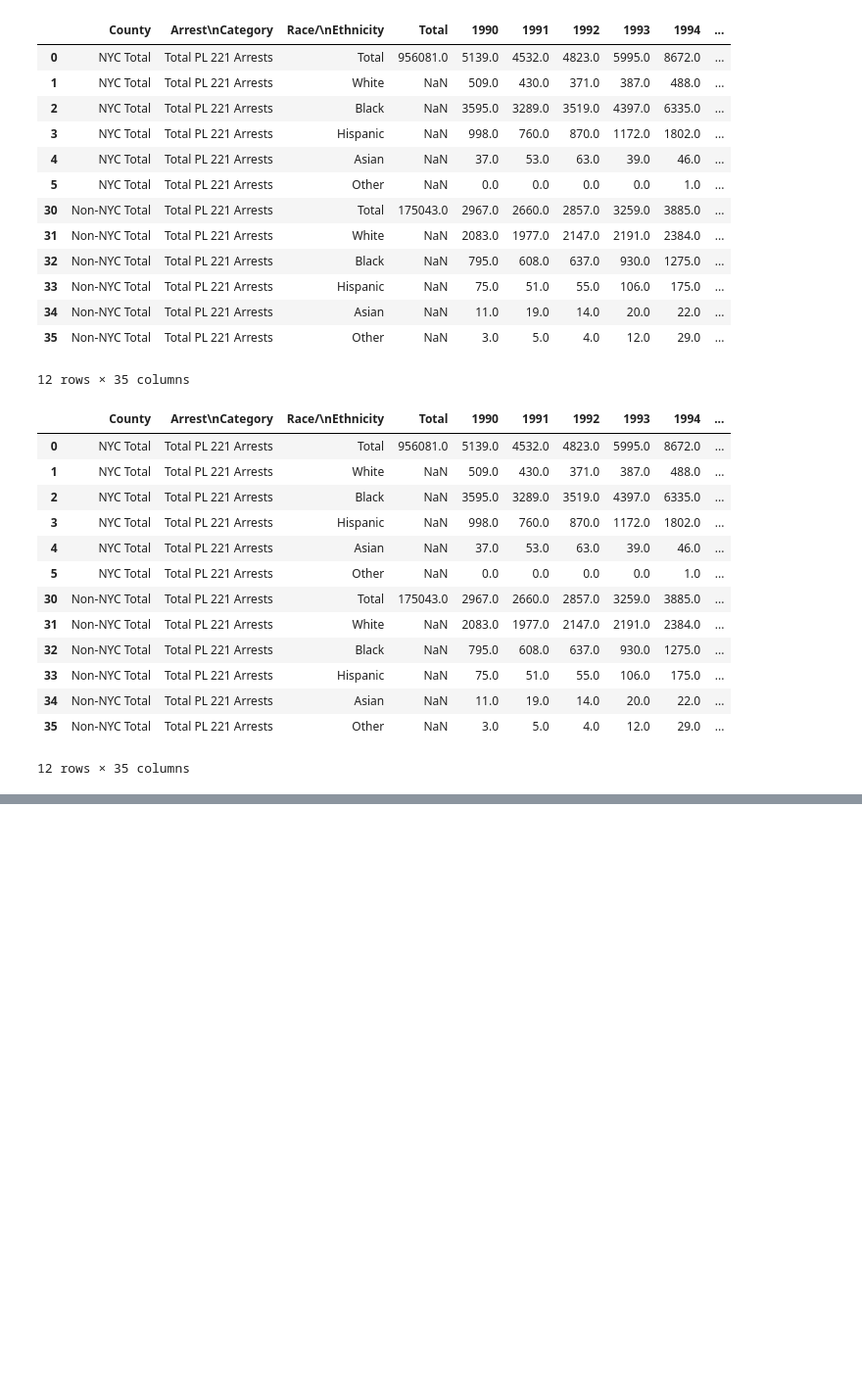
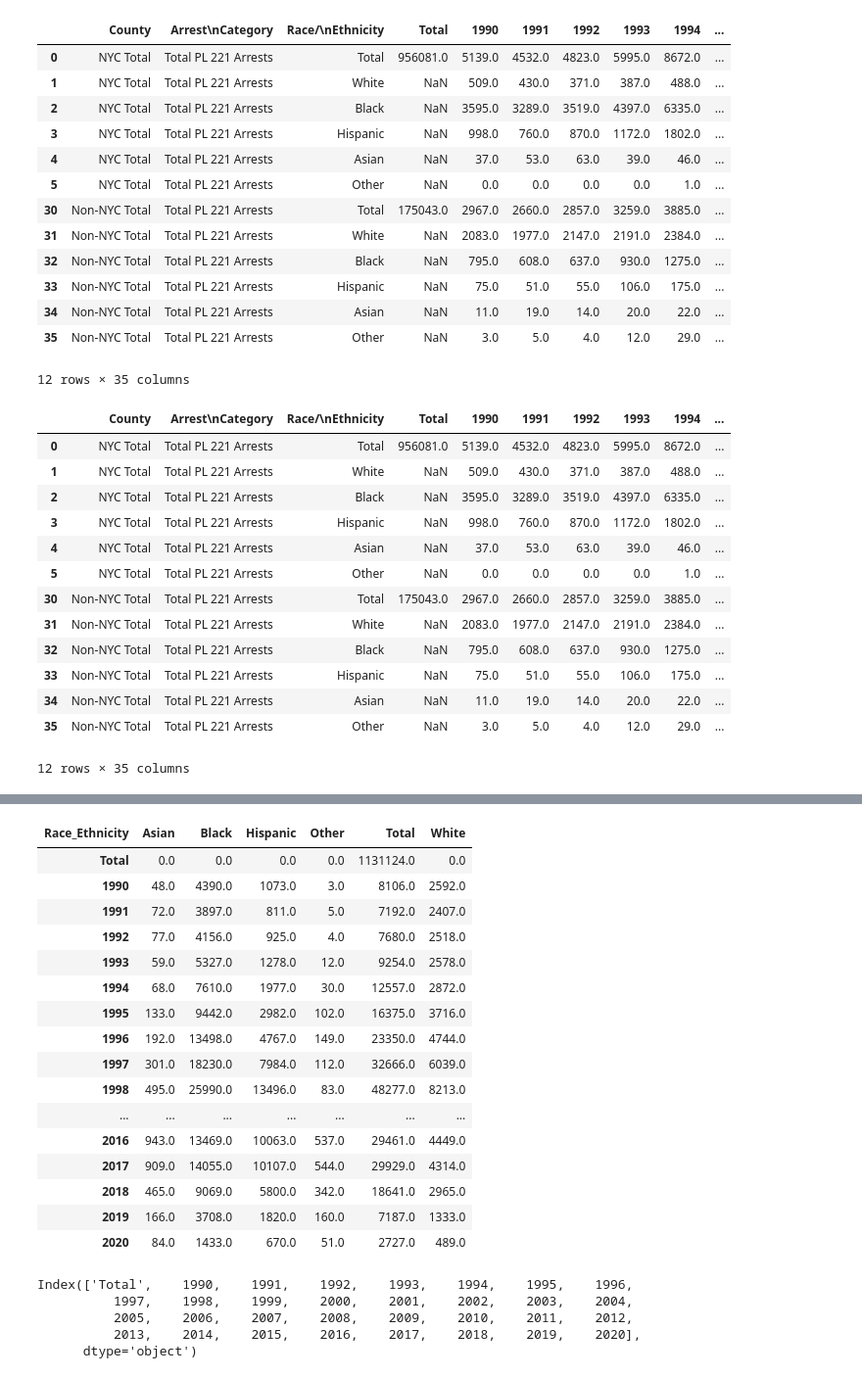
Before and after one commit to Marycunningham79/cannabis-project, a Jupyter notebook: arrests-over-time.ipynb, the cells around one changed output, grey strips where cells are left out. Shown: that part at 98% size. Drawn from its saved outputs; the diff is of its cells as text; code cells hidden in the pictures; blank space fills up the shorter version.

```diff
--- a/arrests-over-time.ipynb
+++ b/arrests-over-time.ipynb
@@ -181,0 +207,29 @@ all_arrests
+# %%
+## Transpose data
+total_arrest.T
+# %% [output]
+| Race_Ethnicity | Asian | Black | Hispanic | Other | Total | White |
+| Total | 0.0 | 0.0 | 0.0 | 0.0 | 1131124.0 | 0.0 |
+| 1990 | 48.0 | 4390.0 | 1073.0 | 3.0 | 8106.0 | 2592.0 |
+| 1991 | 72.0 | 3897.0 | 811.0 | 5.0 | 7192.0 | 2407.0 |
+| 1992 | 77.0 | 4156.0 | 925.0 | 4.0 | 7680.0 | 2518.0 |
+| 1993 | 59.0 | 5327.0 | 1278.0 | 12.0 | 9254.0 | 2578.0 |
+| 1994 | 68.0 | 7610.0 | 1977.0 | 30.0 | 12557.0 | 2872.0 |
+| 1995 | 133.0 | 9442.0 | 2982.0 | 102.0 | 16375.0 | 3716.0 |
+| 1996 | 192.0 | 13498.0 | 4767.0 | 149.0 | 23350.0 | 4744.0 |
+| 1997 | 301.0 | 18230.0 | 7984.0 | 112.0 | 32666.0 | 6039.0 |
+| 1998 | 495.0 | 25990.0 | 13496.0 | 83.0 | 48277.0 | 8213.0 |
+| ... | ... | ... | ... | ... | ... | ... |
+| 2016 | 943.0 | 13469.0 | 10063.0 | 537.0 | 29461.0 | 4449.0 |
+| 2017 | 909.0 | 14055.0 | 10107.0 | 544.0 | 29929.0 | 4314.0 |
+| 2018 | 465.0 | 9069.0 | 5800.0 | 342.0 | 18641.0 | 2965.0 |
+| 2019 | 166.0 | 3708.0 | 1820.0 | 160.0 | 7187.0 | 1333.0 |
+| 2020 | 84.0 | 1433.0 | 670.0 | 51.0 | 2727.0 | 489.0 |
+# %%
+total_arrest.columns
+# %% [output]
+Index(['Total',    1990,    1991,    1992,    1993,    1994,    1995,    1996,
+          1997,    1998,    1999,    2000,    2001,    2002,    2003,    2004,
+          2005,    2006,    2007,    2008,    2009,    2010,    2011,    2012,
+          2013,    2014,    2015,    2016,    2017,    2018,    2019,    2020],
+      dtype='object')
```
Also changed, not shown: parts of 14 cells of this notebook.
